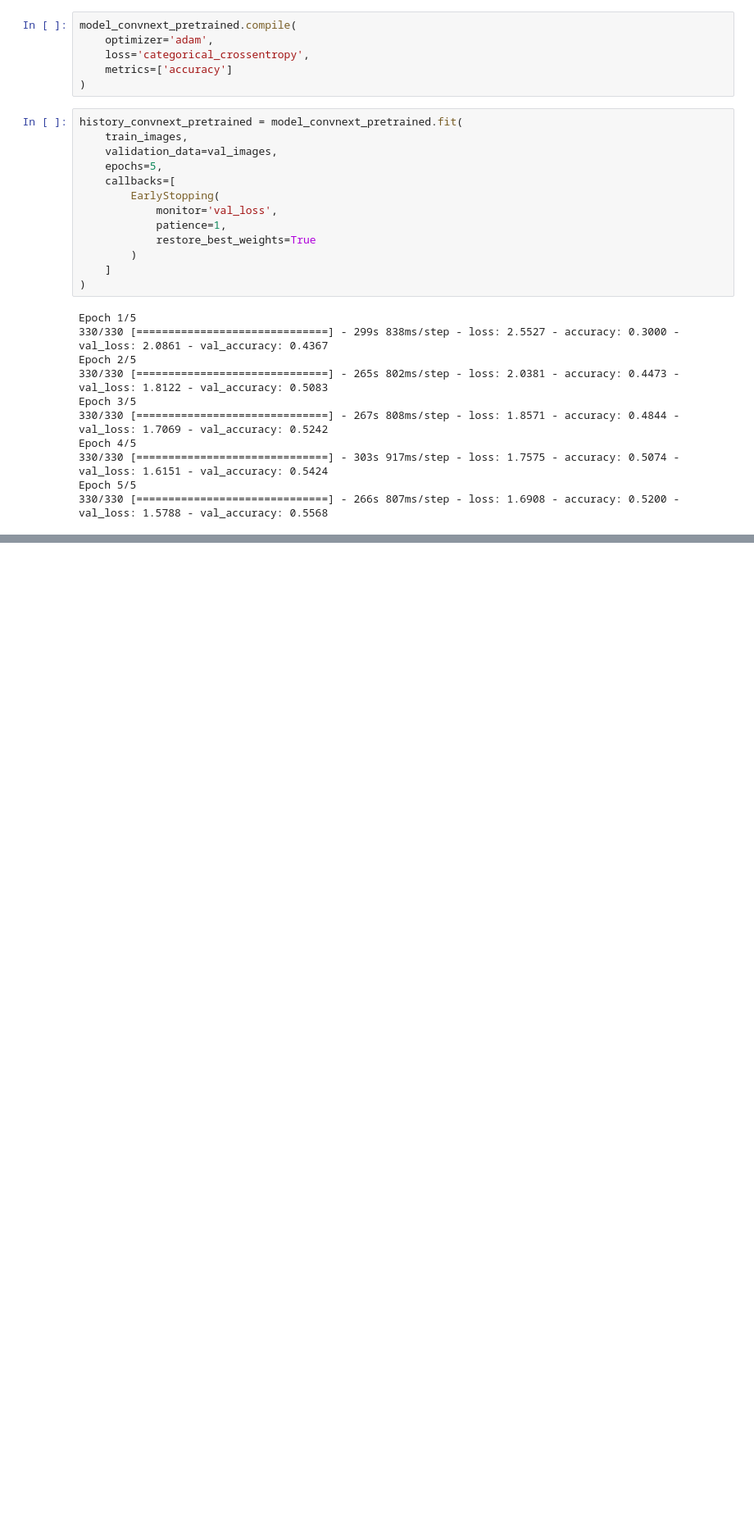
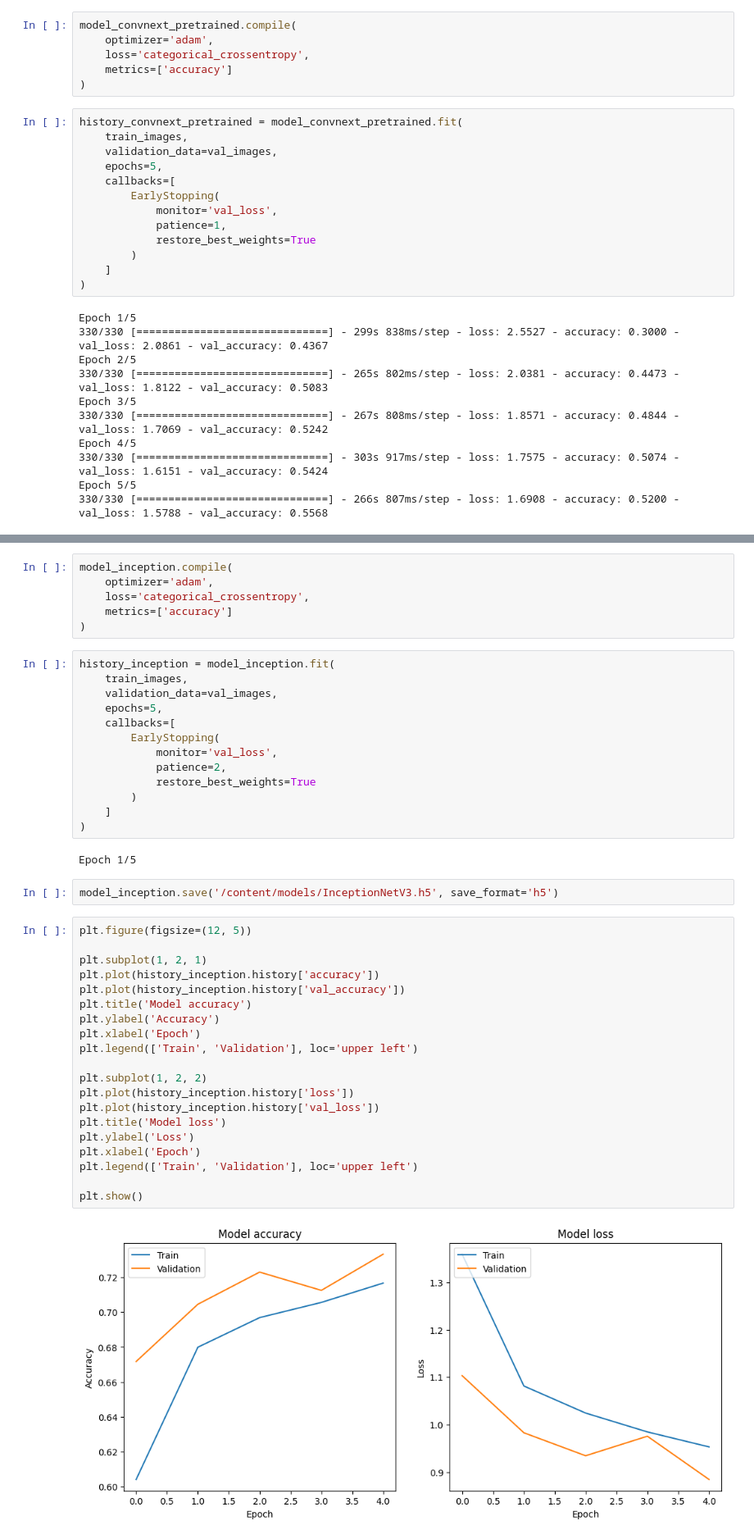
Before and after one commit to melodiw82/FoodClassification_DL, a Jupyter notebook: FoodClassification.ipynb, the cells around one changed output, grey strips where cells are left out. Shown at 82% size. Drawn from its saved outputs; the diff is of its cells as text; blank space fills up the shorter version.

Commit message:
Testing InceptionV3

```diff
--- a/FoodClassification.ipynb
+++ b/FoodClassification.ipynb
@@ -708,0 +703,45 @@ Epoch 5/5
+# %%
+model_inception.compile(
+    optimizer='adam',
+    loss='categorical_crossentropy',
+    metrics=['accuracy']
+)
+# %%
+history_inception = model_inception.fit(
+    train_images,
+    validation_data=val_images,
+    epochs=5,
+    callbacks=[
+        EarlyStopping(
+            monitor='val_loss',
+            patience=2,
+            restore_best_weights=True
+        )
+    ]
+)
+# %% [output]
+Epoch 1/5
+# %%
+model_inception.save('/content/models/InceptionNetV3.h5', save_format='h5')
+# %%
+plt.figure(figsize=(12, 5))
+
+plt.subplot(1, 2, 1)
+plt.plot(history_inception.history['accuracy'])
+plt.plot(history_inception.history['val_accuracy'])
+plt.title('Model accuracy')
+plt.ylabel('Accuracy')
+plt.xlabel('Epoch')
+plt.legend(['Train', 'Validation'], loc='upper left')
+
+plt.subplot(1, 2, 2)
+plt.plot(history_inception.history['loss'])
+plt.plot(history_inception.history['val_loss'])
+plt.title('Model loss')
+plt.ylabel('Loss')
+plt.xlabel('Epoch')
+plt.legend(['Train', 'Validation'], loc='upper left')
+
+plt.show()
+# %% [output]
+[figure, added]
```
Also changed, not shown: parts of 32 cells of this notebook.
